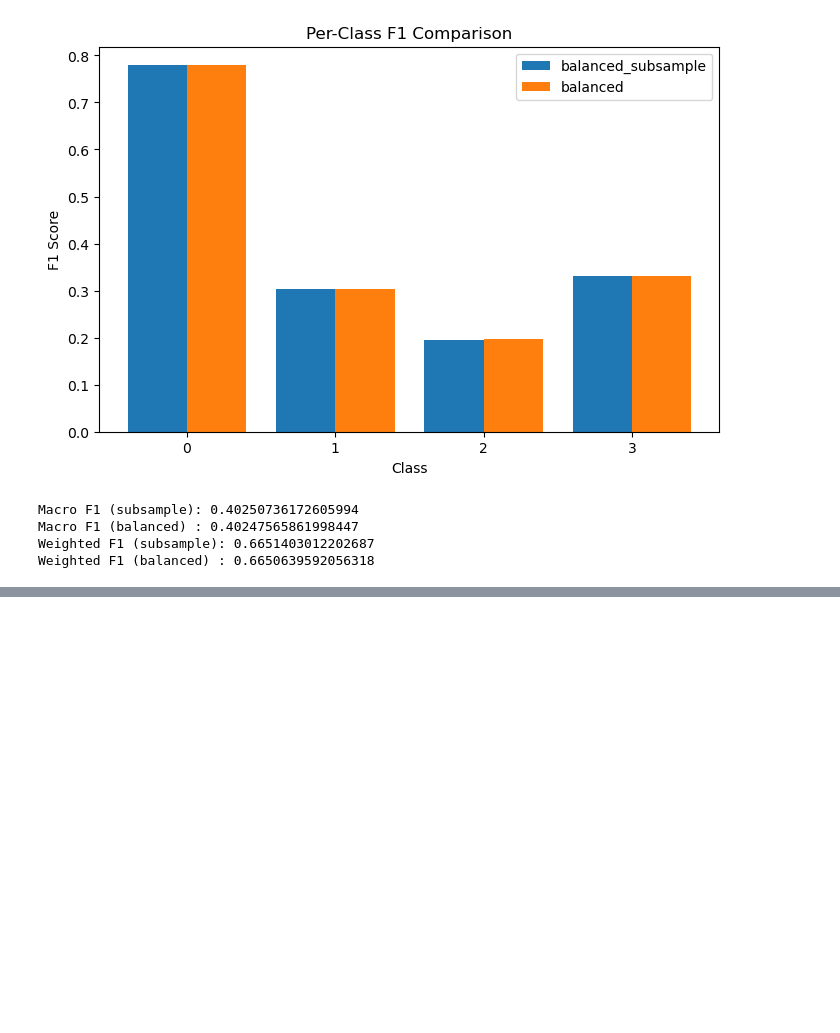
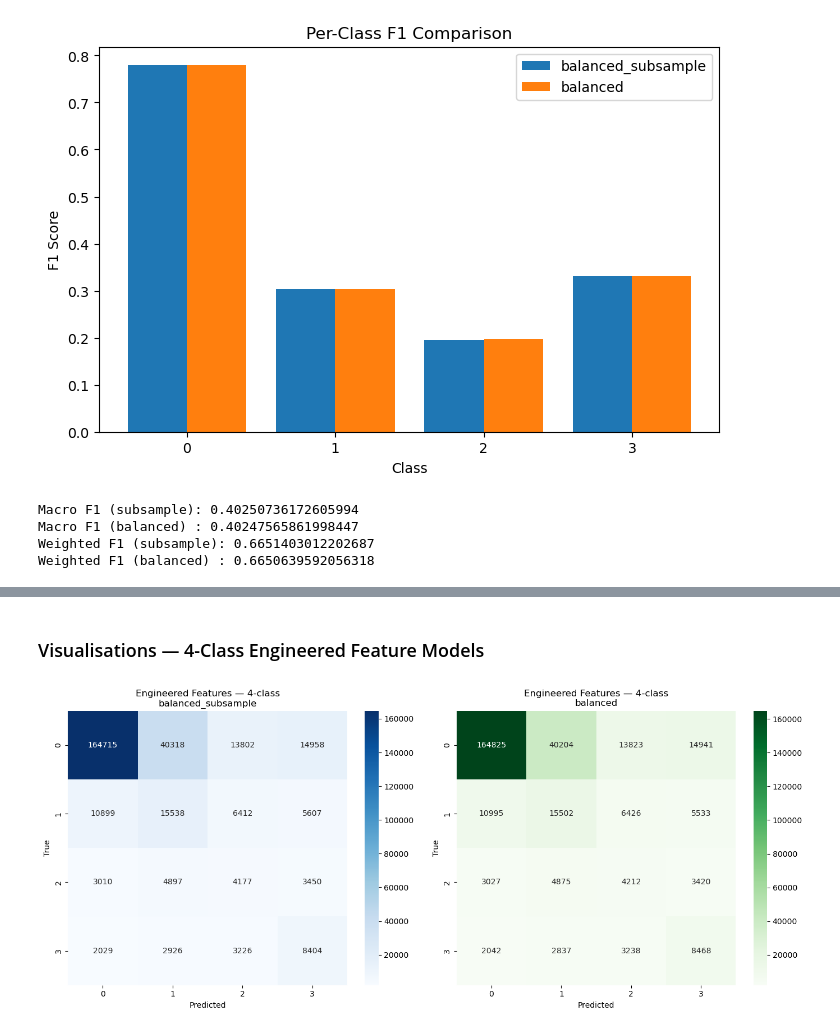
Before and after one commit to ingridalt/DSC-288R-CAPSTONE, a Jupyter notebook: 4_Models/4b_RandomForest_Model.ipynb, the cells around one changed output, grey strips where cells are left out. Cells and saved outputs as stored; diff of their text form; code cells hidden in the pictures; blank space fills up the shorter version.

```diff
--- a/4_Models/4b_RandomForest_Model.ipynb
+++ b/4_Models/4b_RandomForest_Model.ipynb
@@ -219,0 +306,17 @@ Weighted F1 (balanced) : 0.6650639592056318
+# %%
+rf_4c_bal = RandomForestClassifier(
+    n_estimators=200,
+    min_samples_split=10,
+    min_samples_leaf=5,
+    class_weight="balanced",
+    random_state=42,
+    n_jobs=-1
+)
+
+rf_4c_bal.fit(X_train_4c, y_train_4c)
+y_pred_4c_bal = rf_4c_bal.predict(X_test_4c)
+
+print("=== RF (Engineered Features, 4-class, balanced) ===")
+print(classification_report(y_test_4c, y_pred_4c_bal))
+print("Confusion matrix:")
+print(confusion_matrix(y_test_4c, y_pred_4c_bal))
@@ -219,0 +341,25 @@ Weighted F1 (balanced) : 0.6650639592056318
+# %% [markdown]
+### Visualisations — 4-Class Engineered Feature Models
+# %%
+import matplotlib.pyplot as plt
+import seaborn as sns
+
+cm_4c_bss = confusion_matrix(y_test_4c, y_pred_4c_bss)
+cm_4c_bal = confusion_matrix(y_test_4c, y_pred_4c_bal)
+
+fig, axes = plt.subplots(1, 2, figsize=(14, 6))
+
+sns.heatmap(cm_4c_bss, annot=True, fmt="d", cmap="Blues", ax=axes[0])
+axes[0].set_title("Engineered Features — 4-class\nbalanced_subsample")
+axes[0].set_xlabel("Predicted")
+axes[0].set_ylabel("True")
+
+sns.heatmap(cm_4c_bal, annot=True, fmt="d", cmap="Greens", ax=axes[1])
+axes[1].set_title("Engineered Features — 4-class\nbalanced")
+axes[1].set_xlabel("Predicted")
+axes[1].set_ylabel("True")
+
+plt.tight_layout()
+plt.show()
+# %% [output]
+[figure, added]
```
Also changed, not shown: parts of 20 cells of this notebook, 7 other files.
